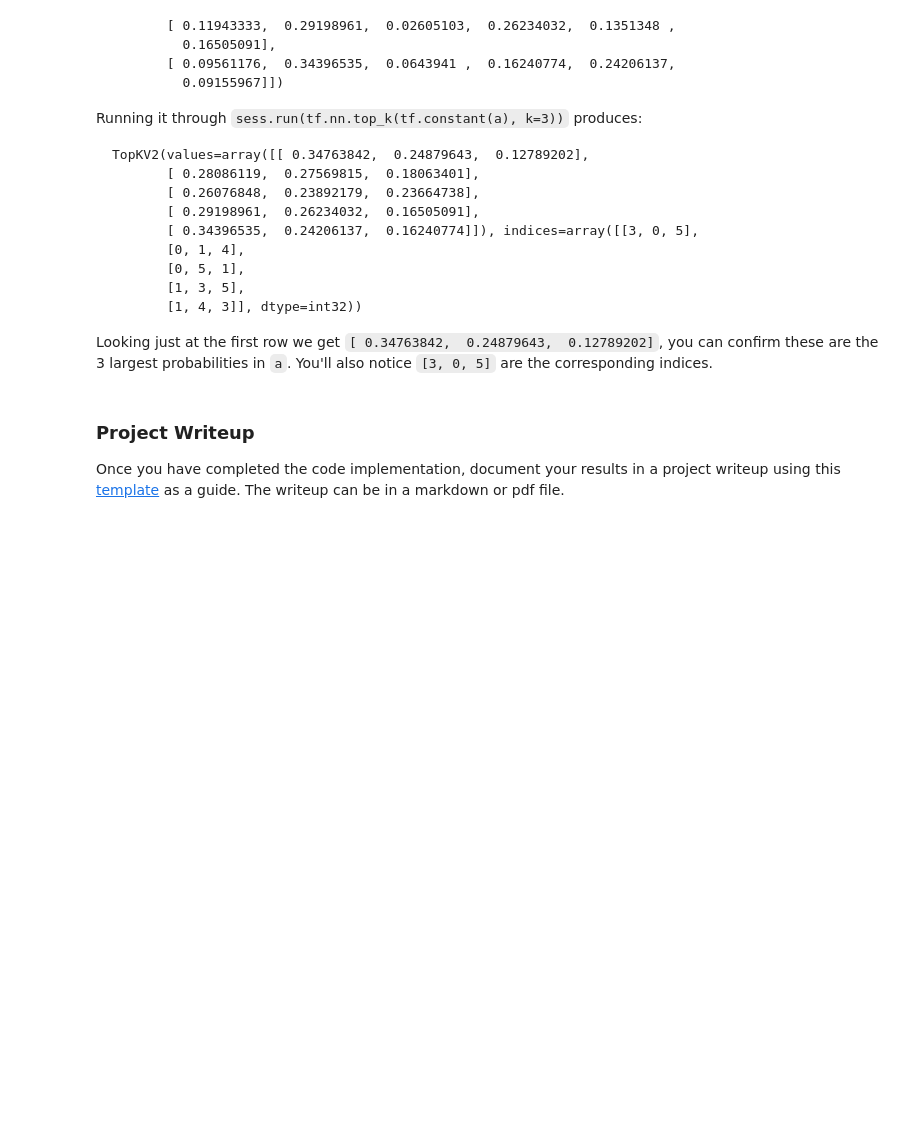
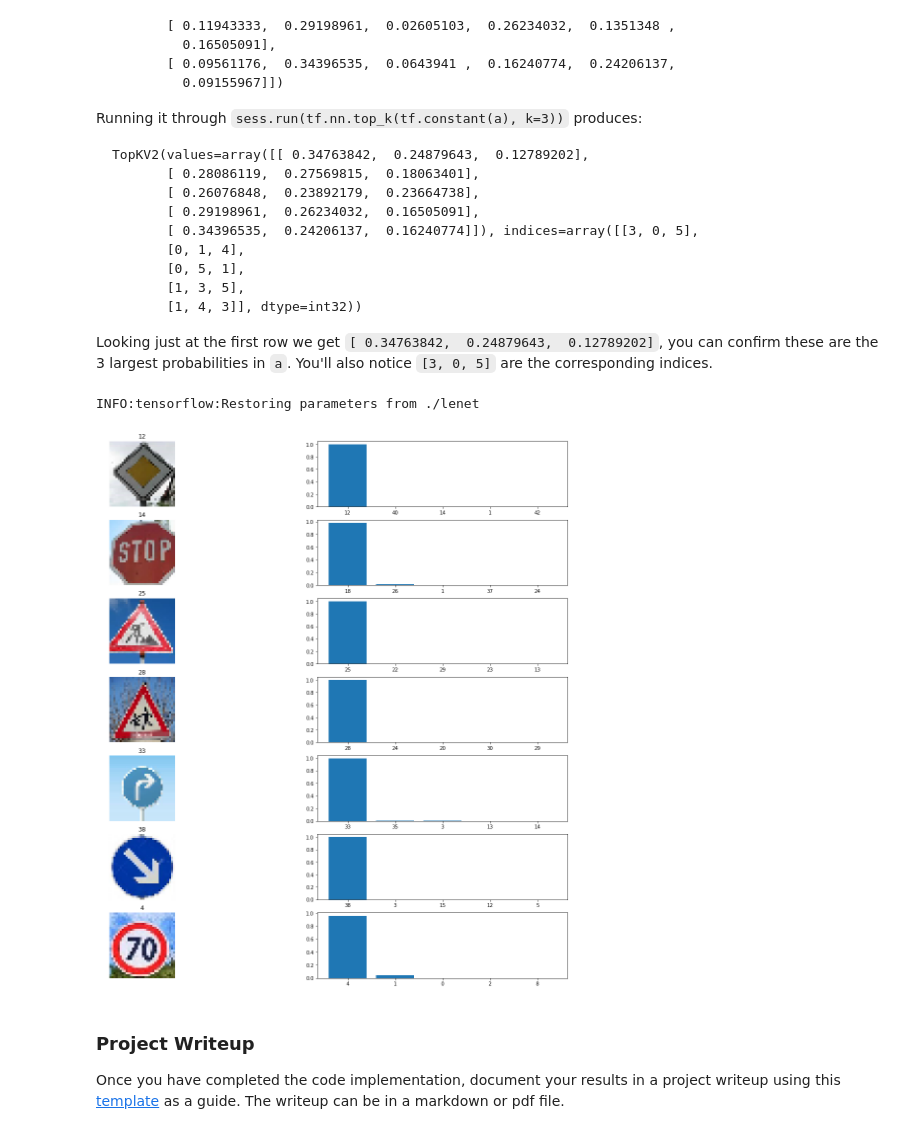
Before and after one commit to psharm8/CarND-Traffic-Sign-Classifier-Project, a Jupyter notebook: Traffic_Sign_Classifier.ipynb, the cells around one changed output. Drawn from its saved outputs; the diff is of its cells as text; code cells hidden in the pictures; blank space fills up the shorter version.

```diff
--- a/Traffic_Sign_Classifier.ipynb
+++ b/Traffic_Sign_Classifier.ipynb
@@ -460,3 +519,14 @@ You may find `signnames.csv` useful as it contains mappings from the class id (i
 ### Run the predictions here and use the model to output the prediction for each image.
 ### Make sure to pre-process the images with the same pre-processing pipeline used earlier.
 ### Feel free to use as many code cells as needed.
+
+processed_images = preprocess(internet_signs)
+softmax_logits = tf.nn.softmax(logits)
+with tf.Session() as sess:
+    sess.run(tf.global_variables_initializer())
+    test_saver = tf.train.import_meta_graph('./lenet.meta')
+    test_saver.restore(sess, "./lenet")
+    prediction = sess.run(softmax_logits, feed_dict={x: processed_images, y: internet_labels, keep_probs: 1.0})
+for i in range(len(processed_images)):
+    max_i=np.argmax(prediction[i])
+    print('Image with label {} predicted as {}'.format(internet_labels[i], max_i))
@@ -465,3 +544,9 @@ You may find `signnames.csv` useful as it contains mappings from the class id (i
 # %%
 ### Calculate the accuracy for these 5 new images.
 ### For example, if the model predicted 1 out of 5 signs correctly, it's 20% accurate on these new images.
+with tf.Session() as sess:
+    sess.run(tf.global_variables_initializer())
+    test_saver = tf.train.import_meta_graph('./lenet.meta')
+    test_saver.restore(sess, "./lenet")
+    accuracy = evaluate(processed_images, internet_labels)
+    print("Internet Images Accuracy = {:.3f}".format(accuracy))
@@ -511,3 +596,24 @@ Looking just at the first row we get `[ 0.34763842,  0.24879643,  0.12789202]`,
+# %%
+### Print out the top five softmax probabilities for the predictions on the German traffic sign images found on the web.
+### Feel free to use as many code cells as needed.
+
+with tf.Session() as sess:
+    sess.run(tf.global_variables_initializer())
+    test_saver = tf.train.import_meta_graph('./lenet.meta')
+    test_saver.restore(sess, "./lenet")
+    top_5 = sess.run(tf.nn.top_k(softmax_logits, k=5), feed_dict={x: processed_images, y: internet_labels, keep_probs: 1.0})
+
+fig, ax = plt.subplots(len(processed_images),2, figsize=(20,20))
+for i in range(len(processed_images)):
+    ax[i][0].imshow(internet_signs[i])
+    ax[i][0].set_title(internet_labels[i])
+    ax[i][0].axis('off')
+    ax[i][1].bar(range(5),top_5.values[i])
+    ax[i][1].set_xticks(range(5))
+    ax[i][1].set_xticklabels(top_5.indices[i])
+# %% [output]
+INFO:tensorflow:Restoring parameters from ./lenet
+[figure, added]
 # %% [markdown]
 ### Project Writeup
 
```
Also changed, not shown: parts of 15 cells of this notebook, 11 other files.
